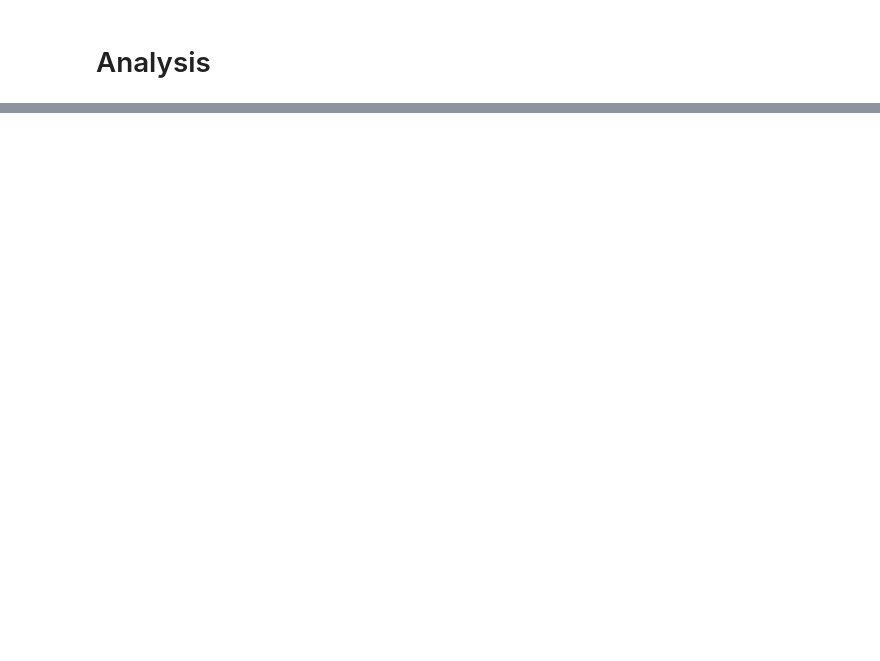
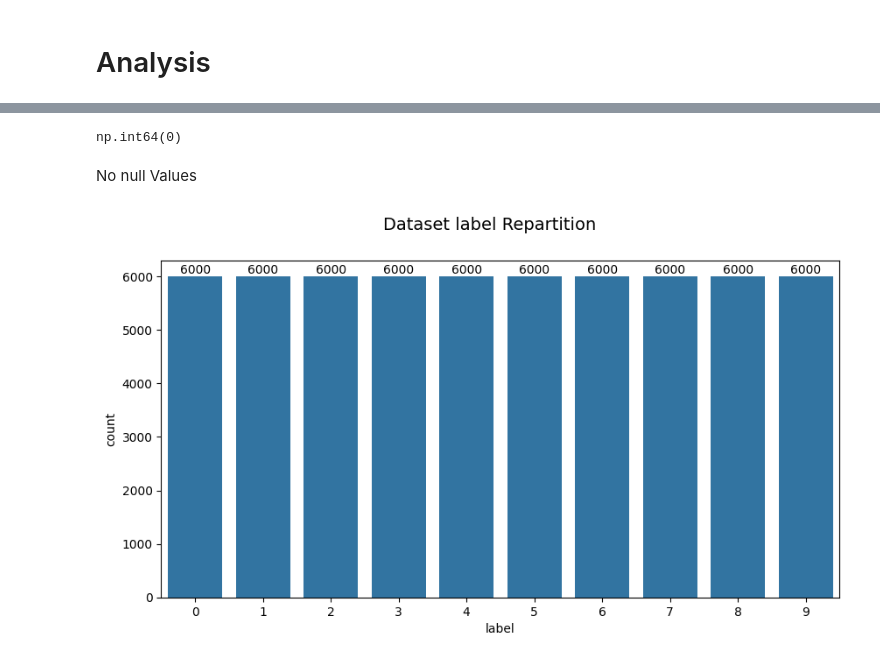
Before and after one commit to Martin-Labenne/fashion-mnist-clusturing, a Jupyter notebook: analysis.ipynb, the cells around one changed output, grey strips where cells are left out. Saved outputs shown, nothing was run; the diff lists cells and outputs as text; code cells hidden in the pictures; blank space fills up the shorter version.

```diff
--- a/analysis.ipynb
+++ b/analysis.ipynb
@@ -28,0 +77,16 @@ Extracting files...
+# %%
+df.isna().sum().sum()
+# %% [output]
+np.int64(0)
+# %% [markdown]
+No null Values
+# %%
+fig = plt.figure(figsize=(10, 5))
+ax = sns.countplot(data = df, x='label')
+ax.bar_label(ax.containers[0])
+
+fig.add_axes(ax)
+fig.suptitle('Dataset label Repartition', fontsize=14)
+plt.show()
+# %% [output]
+[figure, added]
```
Also changed, not shown: parts of 18 cells of this notebook, 2 other files.
